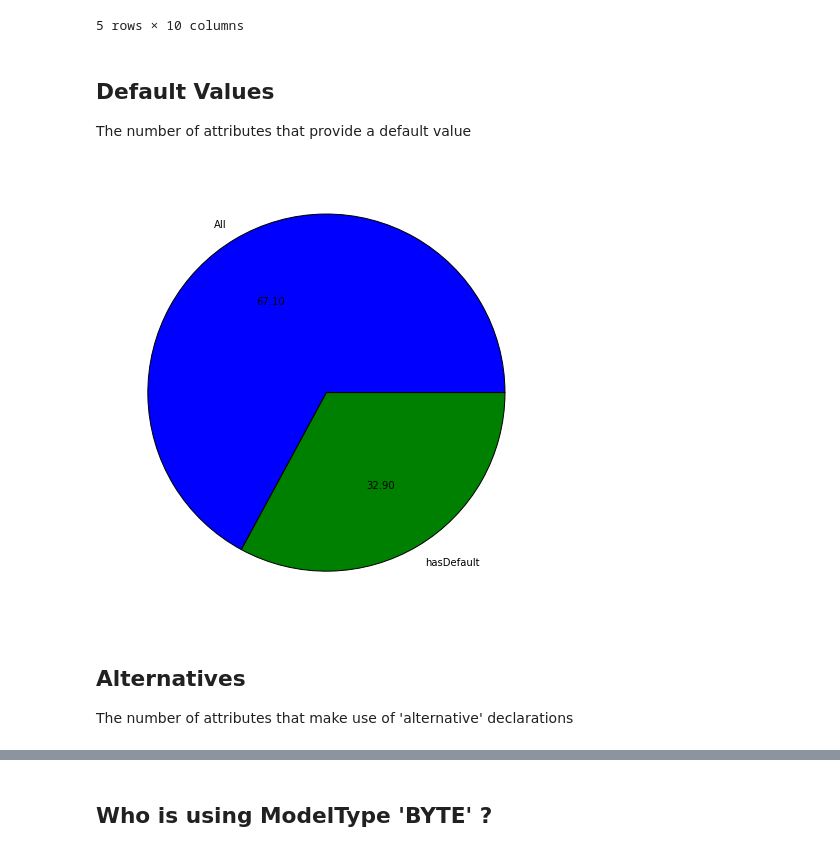
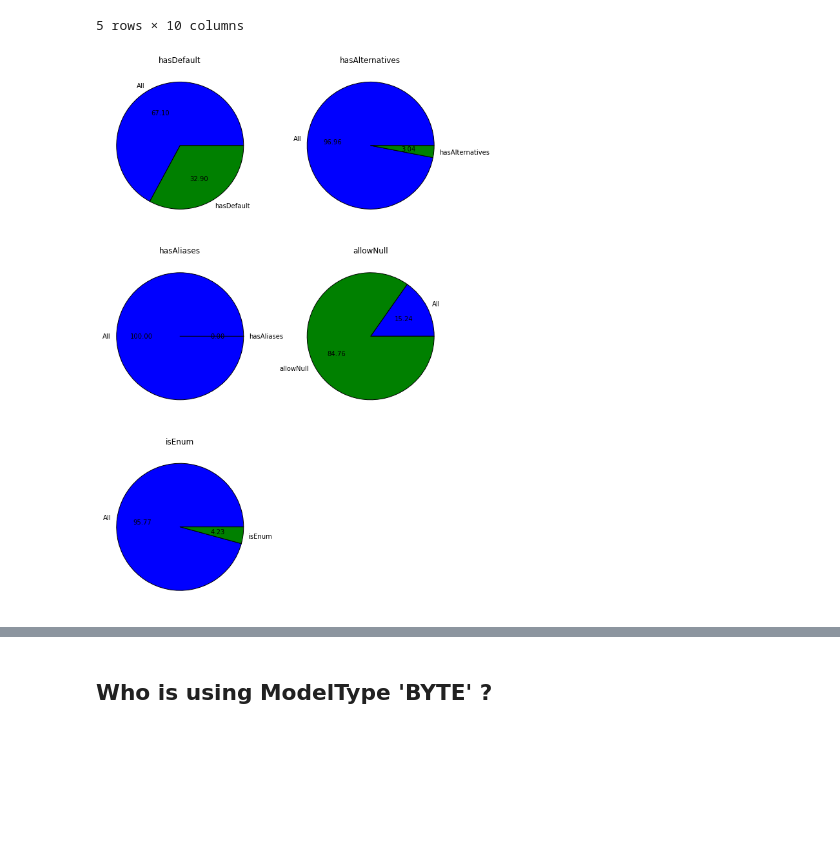
Before and after one commit to hal/dmr.analytics, a Jupyter notebook: notebooks/AttributeMetaData.ipynb, the cells around one changed output, grey strips where cells are left out. Saved outputs shown, nothing was run; the diff lists cells and outputs as text; code cells hidden in the pictures; blank space fills up the shorter version.

Commit message:
use grid to display attributes

```diff
--- a/notebooks/AttributeMetaData.ipynb
+++ b/notebooks/AttributeMetaData.ipynb
@@ -58,22 +58,24 @@ df2.head()
 | /core-service=platform-mbean/type... | thread-cpu-time-enabled | BOOLEAN | runtime | read-write | False | False | False | False | False | ... |
 5 rows × 10 columns
 # %%
-def ratio( attName, cond ):
+plt.figure(figsize=(15, 15), dpi=300)
+grid = GridSpec(3, 3)
+
+def ratio( attName, cond, grid ):
     df_filtered = df[cond(df)]
     total = df["name"].count()
     match = df_filtered[attName].count()
     pct = 100.00/total*match
     fracs = [100-pct, pct]
 
-    plt.figure(figsize=(8, 8), dpi=300)
+    plt.subplot(grid, aspect=1)
+    plt.title(attName)
     plt.pie(fracs,labels=["All",attName],autopct='%.2f')
+
+ratio('hasDefault', lambda data: data['hasDefault'] == True, grid[0, 0] )
+ratio('hasAlternatives', lambda data: data['hasAlternatives'] == True, grid[0, 1] )
+ratio('hasAliases', lambda data: data['hasAliases'] == True, grid[1, 0] )
+ratio('allowNull', lambda data: data['allowNull'] == True, grid[1, 1])
+ratio('isEnum', lambda data: data['isEnum'] == True, grid[2,0] )
+# %% [output]
+[figure, added]
-# %% [markdown]
-## Default Values
-The number of attributes that provide a default value
-# %%
-ratio('hasDefault', lambda data: data['hasDefault'] == True )
-# %% [output]
-[figure, removed]
-# %% [markdown]
-## Alternatives
-The number of attributes that make use of 'alternative' declarations
```
Also changed, not shown: parts of 7 cells of this notebook.
